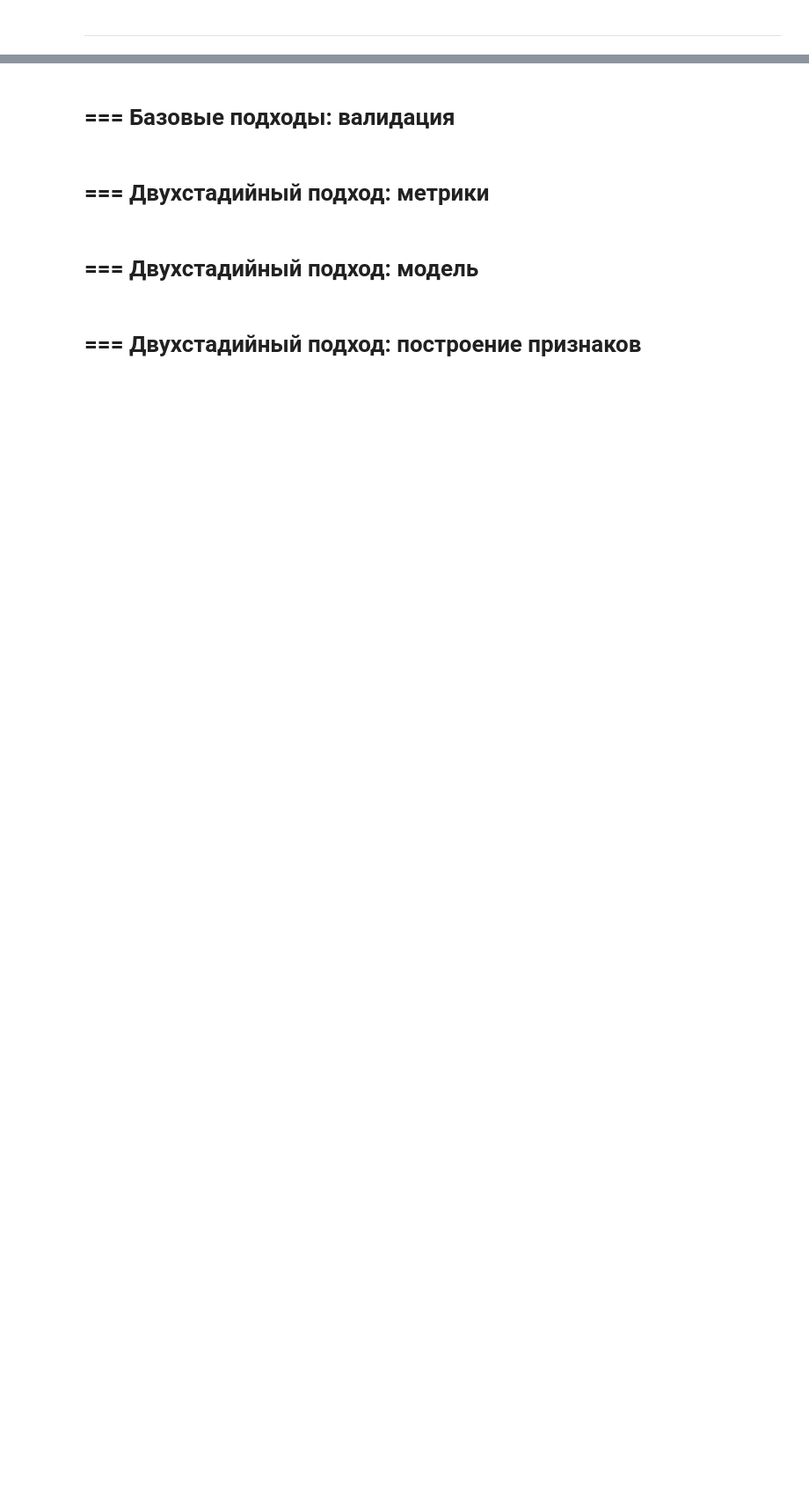
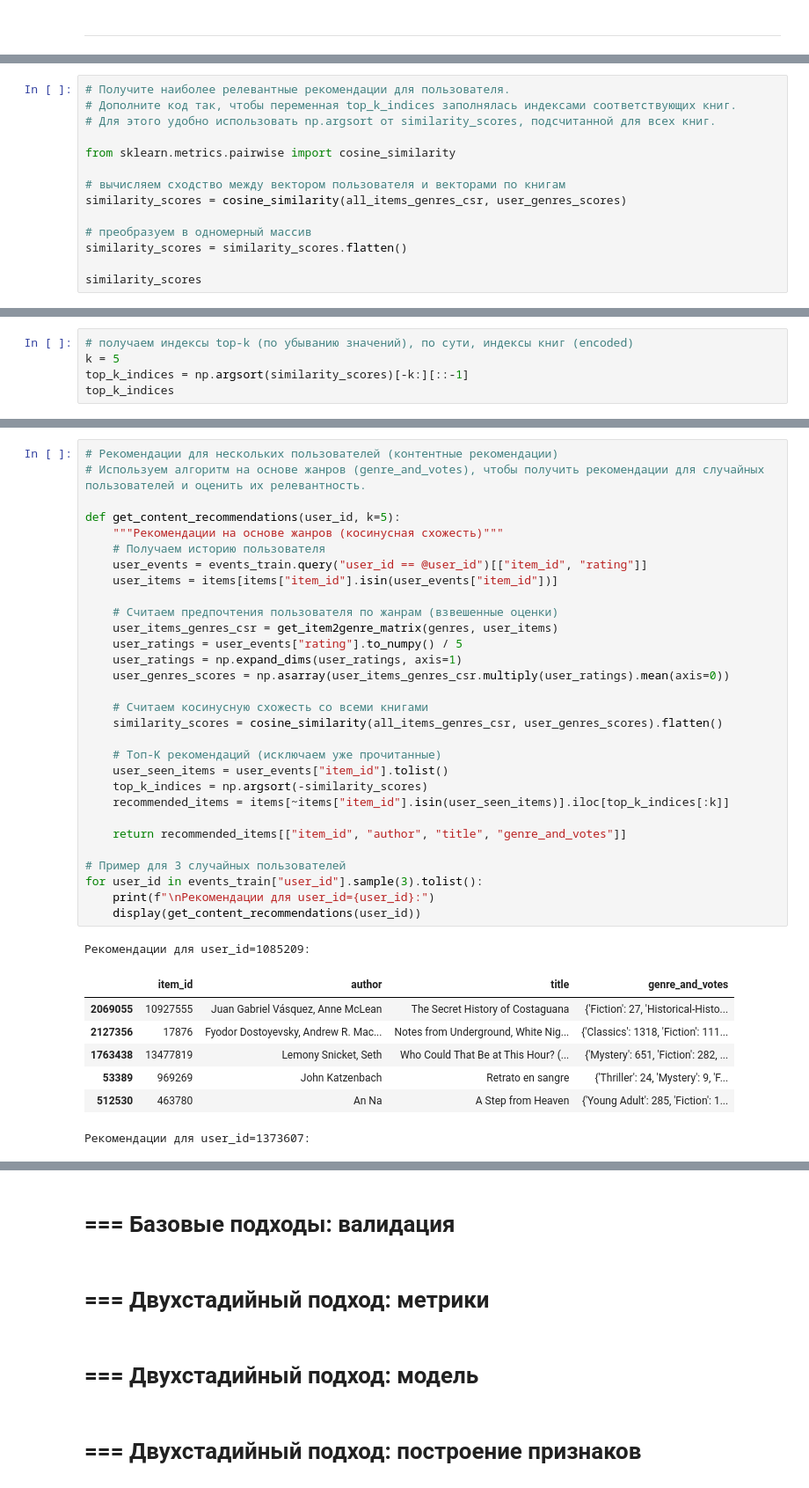
Before and after one commit to ozerge/mle-recsys-start, a Jupyter notebook: main_offline2.ipynb, the cells around one changed output, grey strips where cells are left out. Shown at 88% size. Drawn from its saved outputs; the diff is of its cells as text; blank space fills up the shorter version.

```diff
--- a/main_offline2.ipynb
+++ b/main_offline2.ipynb
@@ -1296,0 +1620,14 @@ ________________________________________________________________________________
+# %%
+# Получите наиболее релевантные рекомендации для пользователя.
+# Дополните код так, чтобы переменная top_k_indices заполнялась индексами соответствующих книг.
+# Для этого удобно использовать np.argsort от similarity_scores, подсчитанной для всех книг.
+
+from sklearn.metrics.pairwise import cosine_similarity
+
+# вычисляем сходство между вектором пользователя и векторами по книгам
+similarity_scores = cosine_similarity(all_items_genres_csr, user_genres_scores)
+
+# преобразуем в одномерный массив
+similarity_scores = similarity_scores.flatten()
+
+similarity_scores
@@ -1296,0 +1637,5 @@ ________________________________________________________________________________
+# %%
+# получаем индексы top-k (по убыванию значений), по сути, индексы книг (encoded)
+k = 5
+top_k_indices = np.argsort(similarity_scores)[-k:][::-1]
+top_k_indices
@@ -1296,0 +1668,39 @@ ________________________________________________________________________________
+# %%
+# Рекомендации для нескольких пользователей (контентные рекомендации)
+# Используем алгоритм на основе жанров (genre_and_votes), чтобы получить рекомендации для случайных пользователей и оценить их релевантность.
+
+def get_content_recommendations(user_id, k=5):
+    """Рекомендации на основе жанров (косинусная схожесть)"""
+    # Получаем историю пользователя
+    user_events = events_train.query("user_id == @user_id")[["item_id", "rating"]]
+    user_items = items[items["item_id"].isin(user_events["item_id"])]
+
+    # Считаем предпочтения пользователя по жанрам (взвешенные оценки)
+    user_items_genres_csr = get_item2genre_matrix(genres, user_items)
+    user_ratings = user_events["rating"].to_numpy() / 5
+    user_ratings = np.expand_dims(user_ratings, axis=1)
+    user_genres_scores = np.asarray(user_items_genres_csr.multiply(user_ratings).mean(axis=0))
+
+    # Считаем косинусную схожесть со всеми книгами
+    similarity_scores = cosine_similarity(all_items_genres_csr, user_genres_scores).flatten()
+
+    # Топ-K рекомендаций (исключаем уже прочитанные)
+    user_seen_items = user_events["item_id"].tolist()
+    top_k_indices = np.argsort(-similarity_scores)
+    recommended_items = items[~items["item_id"].isin(user_seen_items)].iloc[top_k_indices[:k]]
+
+    return recommended_items[["item_id", "author", "title", "genre_and_votes"]]
+
+# Пример для 3 случайных пользователей
+for user_id in events_train["user_id"].sample(3).tolist():
+    print(f"\nРекомендации для user_id={user_id}:")
+    display(get_content_recommendations(user_id))
+# %% [output]
+Рекомендации для user_id=1085209:
+|  | item_id | author | title | genre_and_votes |
+| 2069055 | 10927555 | Juan Gabriel Vásquez, Anne McLean | The Secret History of Costaguana | {'Fiction': 27, 'Historical-Histo... |
+| 2127356 | 17876 | Fyodor Dostoyevsky, Andrew R. Mac... | Notes from Underground, White Nig... | {'Classics': 1318, 'Fiction': 111... |
+| 1763438 | 13477819 | Lemony Snicket, Seth | Who Could That Be at This Hour? (... | {'Mystery': 651, 'Fiction': 282, ... |
+| 53389 | 969269 | John Katzenbach | Retrato en sangre | {'Thriller': 24, 'Mystery': 9, 'F... |
+| 512530 | 463780 | An Na | A Step from Heaven | {'Young Adult': 285, 'Fiction': 1... |
+Рекомендации для user_id=1373607:
```
Also changed, not shown: parts of 33 cells of this notebook.
